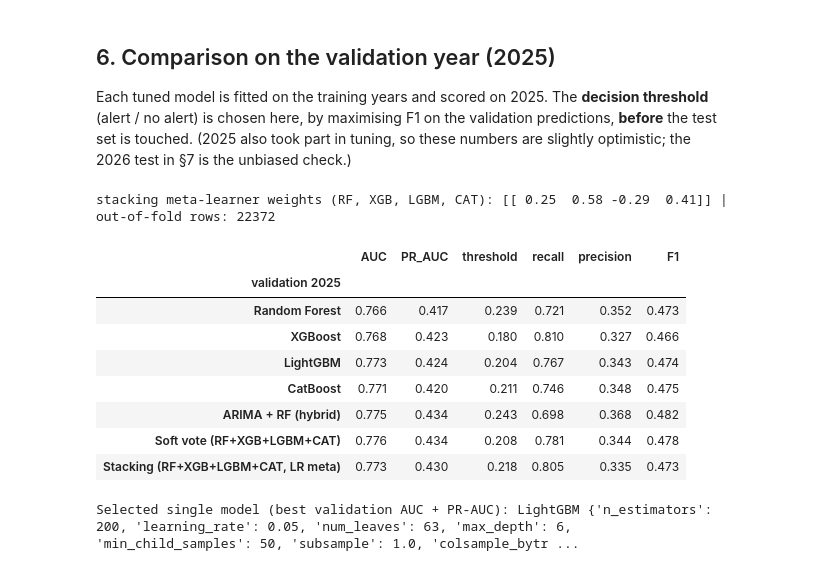
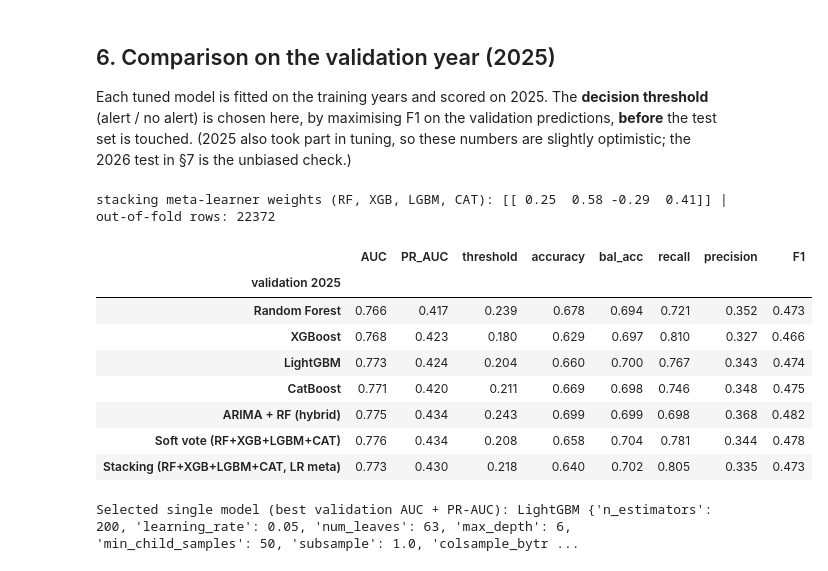
Before and after one commit to Abaraajith-UOM/vege-price-spike, a Jupyter notebook: AML_Final_Assignment.ipynb, the cells around one changed output. Cells and saved outputs as stored; diff of their text form; code cells hidden in the pictures.

```diff
--- a/AML_Final_Assignment.ipynb
+++ b/AML_Final_Assignment.ipynb
@@ -226,26 +226,26 @@ Each tuned model is fitted on the training years and scored on 2025. The **decis
 # %%
 val_prob = {}
 for n in names:
     _, val_prob[names[n]] = evaluate.fit_predict(n, best[n], train, val)
 _, val_prob["ARIMA + RF (hybrid)"] = evaluate.fit_predict("RF", best["RF"], La.loc[train.index], La.loc[val.index], hybrid=True)
 val_prob["Soft vote (RF+XGB+LGBM+CAT)"] = np.mean([val_prob[names[n]] for n in names], axis=0)
 _st = models.Stack(best).fit(train)   # time-ordered out-of-fold meta training
 val_prob["Stacking (RF+XGB+LGBM+CAT, LR meta)"] = _st.predict_proba(val[prep.RAW_FEATURES])[:, 1]
 print("stacking meta-learner weights (RF, XGB, LGBM, CAT):", _st.meta.coef_.round(2), "| out-of-fold rows:", _st.oof_rows)
 thr = {k: evaluate.best_threshold(val.spike, p) for k, p in val_prob.items()}
 vt = pd.DataFrame({k: evaluate.score_row(val.spike, p, thr[k]) for k, p in val_prob.items()}).T
-display(vt[["AUC", "PR_AUC", "threshold", "recall", "precision", "F1"]].round(3).rename_axis("validation 2025"))
+display(vt[["AUC", "PR_AUC", "threshold", "accuracy", "bal_acc", "recall", "precision", "F1"]].round(3).rename_axis("validation 2025"))
 # %% [output]
 stacking meta-learner weights (RF, XGB, LGBM, CAT): [[ 0.25  0.58 -0.29  0.41]] | out-of-fold rows: 22372
-|  | AUC | PR_AUC | threshold | recall | precision | F1 |
-| validation 2025 |  |  |  |  |  |  |
-| Random Forest | 0.766 | 0.417 | 0.239 | 0.721 | 0.352 | 0.473 |
-| XGBoost | 0.768 | 0.423 | 0.180 | 0.810 | 0.327 | 0.466 |
-| LightGBM | 0.773 | 0.424 | 0.204 | 0.767 | 0.343 | 0.474 |
-| CatBoost | 0.771 | 0.420 | 0.211 | 0.746 | 0.348 | 0.475 |
-| ARIMA + RF (hybrid) | 0.775 | 0.434 | 0.243 | 0.698 | 0.368 | 0.482 |
-| Soft vote (RF+XGB+LGBM+CAT) | 0.776 | 0.434 | 0.208 | 0.781 | 0.344 | 0.478 |
-| Stacking (RF+XGB+LGBM+CAT, LR meta) | 0.773 | 0.430 | 0.218 | 0.805 | 0.335 | 0.473 |
+|  | AUC | PR_AUC | threshold | accuracy | bal_acc | recall | precision | F1 |
+| validation 2025 |  |  |  |  |  |  |  |  |
+| Random Forest | 0.766 | 0.417 | 0.239 | 0.678 | 0.694 | 0.721 | 0.352 | 0.473 |
+| XGBoost | 0.768 | 0.423 | 0.180 | 0.629 | 0.697 | 0.810 | 0.327 | 0.466 |
+| LightGBM | 0.773 | 0.424 | 0.204 | 0.660 | 0.700 | 0.767 | 0.343 | 0.474 |
+| CatBoost | 0.771 | 0.420 | 0.211 | 0.669 | 0.698 | 0.746 | 0.348 | 0.475 |
+| ARIMA + RF (hybrid) | 0.775 | 0.434 | 0.243 | 0.699 | 0.699 | 0.698 | 0.368 | 0.482 |
+| Soft vote (RF+XGB+LGBM+CAT) | 0.776 | 0.434 | 0.208 | 0.658 | 0.704 | 0.781 | 0.344 | 0.478 |
+| Stacking (RF+XGB+LGBM+CAT, LR meta) | 0.773 | 0.430 | 0.218 | 0.640 | 0.702 | 0.805 | 0.335 | 0.473 |
 # %%
 single = [names[n] for n in names]
 FINAL_NAME = max(single, key=lambda k: roc_auc_score(val.spike, val_prob[k]) + average_precision_score(val.spike, val_prob[k]))
```
Also changed, not shown: parts of 1 cell of this notebook, 1 other file.
